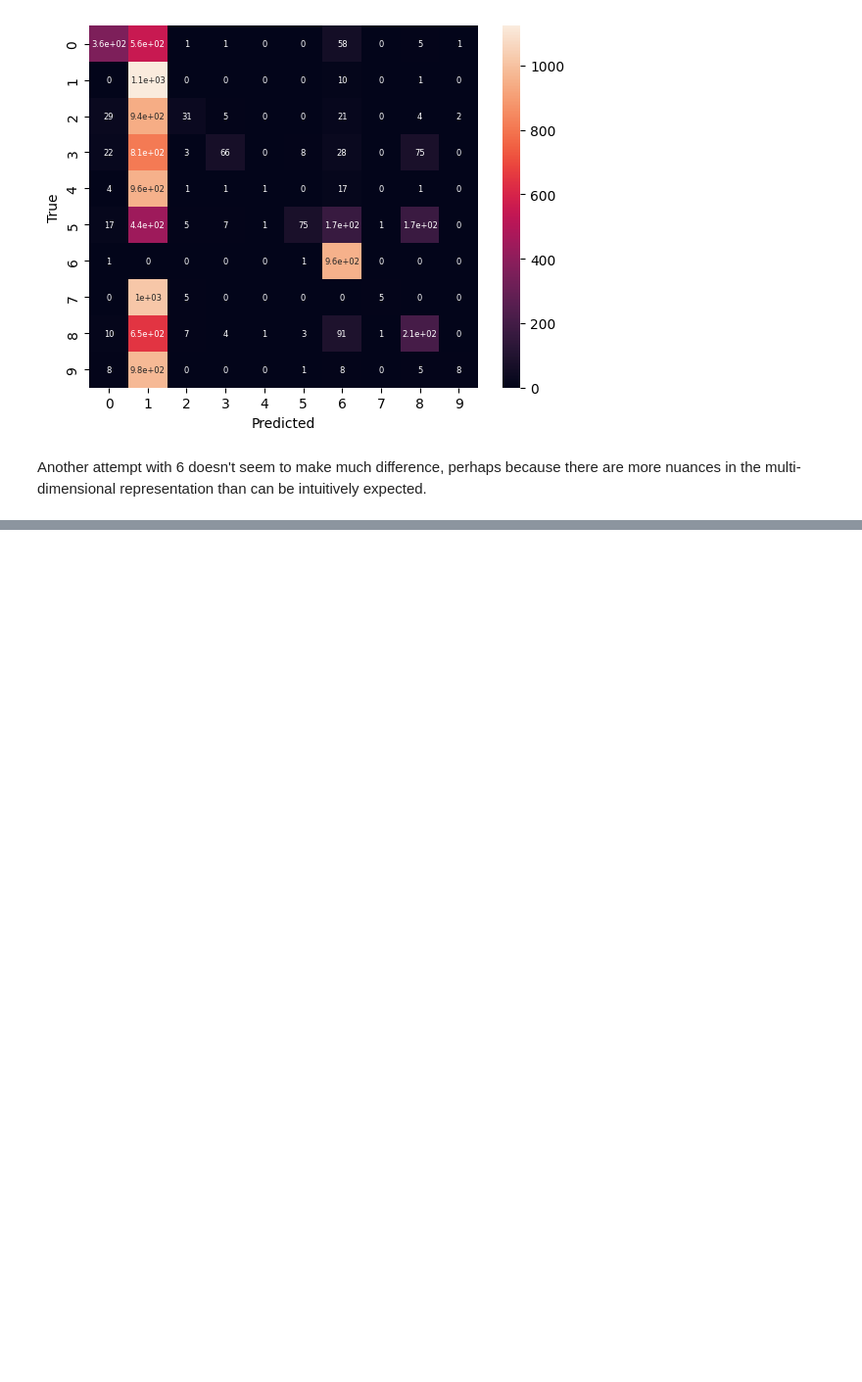
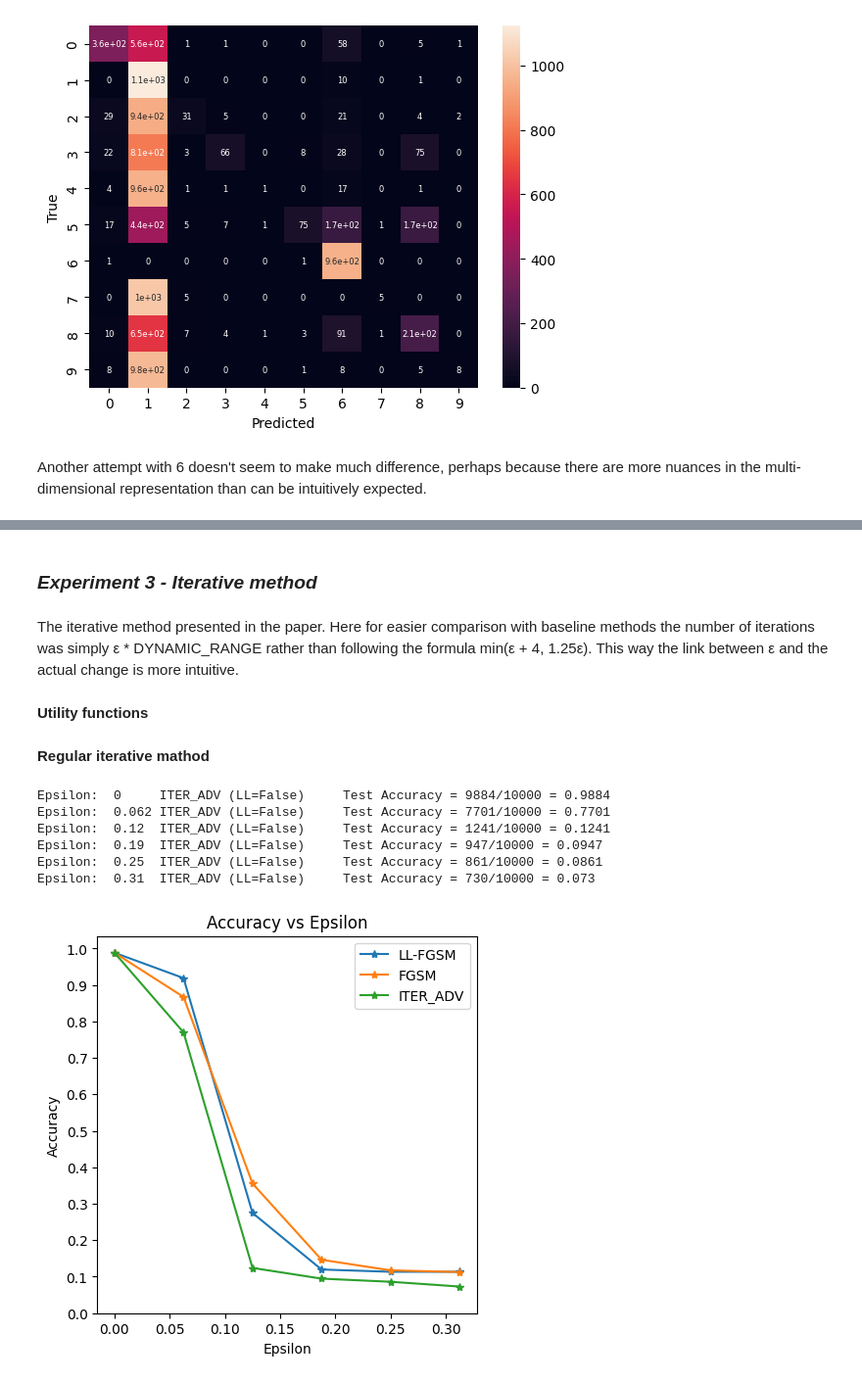
Before and after one commit to LiorSukman/Adversarial-Examples, a Jupyter notebook: Kurakin2017_exp.ipynb, the cells around one changed output, grey strips where cells are left out. Shown at 98% size. Saved outputs shown, nothing was run; the diff lists cells and outputs as text; code cells hidden in the pictures; blank space fills up the shorter version.

```diff
--- a/Kurakin2017_exp.ipynb
+++ b/Kurakin2017_exp.ipynb
@@ -22,7 +22,7 @@ from attack_algo import ll_fgsm, replacement_pipeline, iter_adv
 # %%
 TEST_INTERVAL = 16
 N_ITER = 80
-DYNAMIC_RANGE = 256
+DYNAMIC_RANGE = 255
 EPS = np.array([i / DYNAMIC_RANGE for i in range(0, N_ITER + TEST_INTERVAL, TEST_INTERVAL)], dtype=np.float32)
 BATCH_SIZE = 750
 DEVICE = 'cpu' # Since we are not training, overhead to pass to GPU is not worth it
@@ -301,0 +253,59 @@ array([0.9884, 0.8991, 0.4545, 0.4193, 0.3267, 0.241 ])
+# %% [markdown]
+### *Experiment 3 - Iterative method*
+# %% [markdown]
+The iterative method presented in the paper. Here for easier comparison with baseline methods the number of iterations was simply ε * DYNAMIC_RANGE rather than following the formula min(ε + 4, 1.25ε). This way the link between ε and the actual change is more intuitive.
+# %% [markdown]
+ __Utility functions__
+# %%
+def count_correct(model, pert_images, targets):
+    outputs = model(pert_images)
+    final_preds = outputs.max(1)[1]  # get the index of the max log-probability
+    correct = final_preds.eq(targets).sum().item()
+    return correct
+
+def iter_adv_exp_batch(images, targets, n_iter, model, ll, p, device, dynamic_range, test_interval):
+    correct_counter = np.zeros(1 + math.ceil(n_iter / test_interval), dtype=np.int32)
+    eps_placeholder = test_interval / dynamic_range
+    mask = None
+    pert_images = images
+
+    for i, _ in enumerate(range(0, n_iter, test_interval)):
+        correct_counter[i] = count_correct(model, pert_images, targets)
+        if not ll:
+            pert_images, mask = iter_adv(pert_images, targets, eps_placeholder, model, ll, p, device, dynamic_range, mask)
+        else:
+            output = model(images)
+            ll_targets = output.argmin(dim=1)
+            pert_images, mask = iter_adv(pert_images, ll_targets, eps_placeholder, model, ll, p, device, dynamic_range, mask)
+
+    correct_counter[-1] = count_correct(model, pert_images, targets)
+
+    return pert_images, correct_counter
+
+def iter_adv_exp(model, test_loader, n_iter=N_ITER, test_interval=TEST_INTERVAL, ll=False, p=1.0, device=DEVICE, dynamic_range=DYNAMIC_RANGE):
+    correct_counter = np.zeros(1 + math.ceil(n_iter / test_interval), dtype=np.int32)
+
+    # Loop over all examples in test set
+    for data, target in tqdm.tqdm(test_loader):
+        _, b_correct = iter_adv_exp_batch(data, target, n_iter, model, ll, p, device, dynamic_range, test_interval)
+        correct_counter += b_correct
+
+    final_acc = correct_counter / len(test_loader.dataset)
+
+    for i, epsilon in enumerate(EPS):
+        print(f'Epsilon: {epsilon: .2g}\tITER_ADV (LL={ll})\tTest Accuracy = {correct_counter[i]}/{len(test_loader.dataset)} = {final_acc[i]}')
+
+    return final_acc
+# %% [markdown]
+ __Regular iterative mathod__
+# %%
+iter_acc = iter_adv_exp(smodel1, test_loader)
+plot_acc_graph((org_accuracies, 'LL-FGSM'), (org_bl_accuracies, 'FGSM'), (iter_acc, 'ITER_ADV'))
+# %% [output]
+Epsilon:  0     ITER_ADV (LL=False)     Test Accuracy = 9884/10000 = 0.9884
+Epsilon:  0.062 ITER_ADV (LL=False)     Test Accuracy = 7701/10000 = 0.7701
+Epsilon:  0.12  ITER_ADV (LL=False)     Test Accuracy = 1241/10000 = 0.1241
+Epsilon:  0.19  ITER_ADV (LL=False)     Test Accuracy = 947/10000 = 0.0947
+Epsilon:  0.25  ITER_ADV (LL=False)     Test Accuracy = 861/10000 = 0.0861
+Epsilon:  0.31  ITER_ADV (LL=False)     Test Accuracy = 730/10000 = 0.073
+[figure, added]
```
Also changed, not shown: parts of 14 cells of this notebook, 1 other file.
